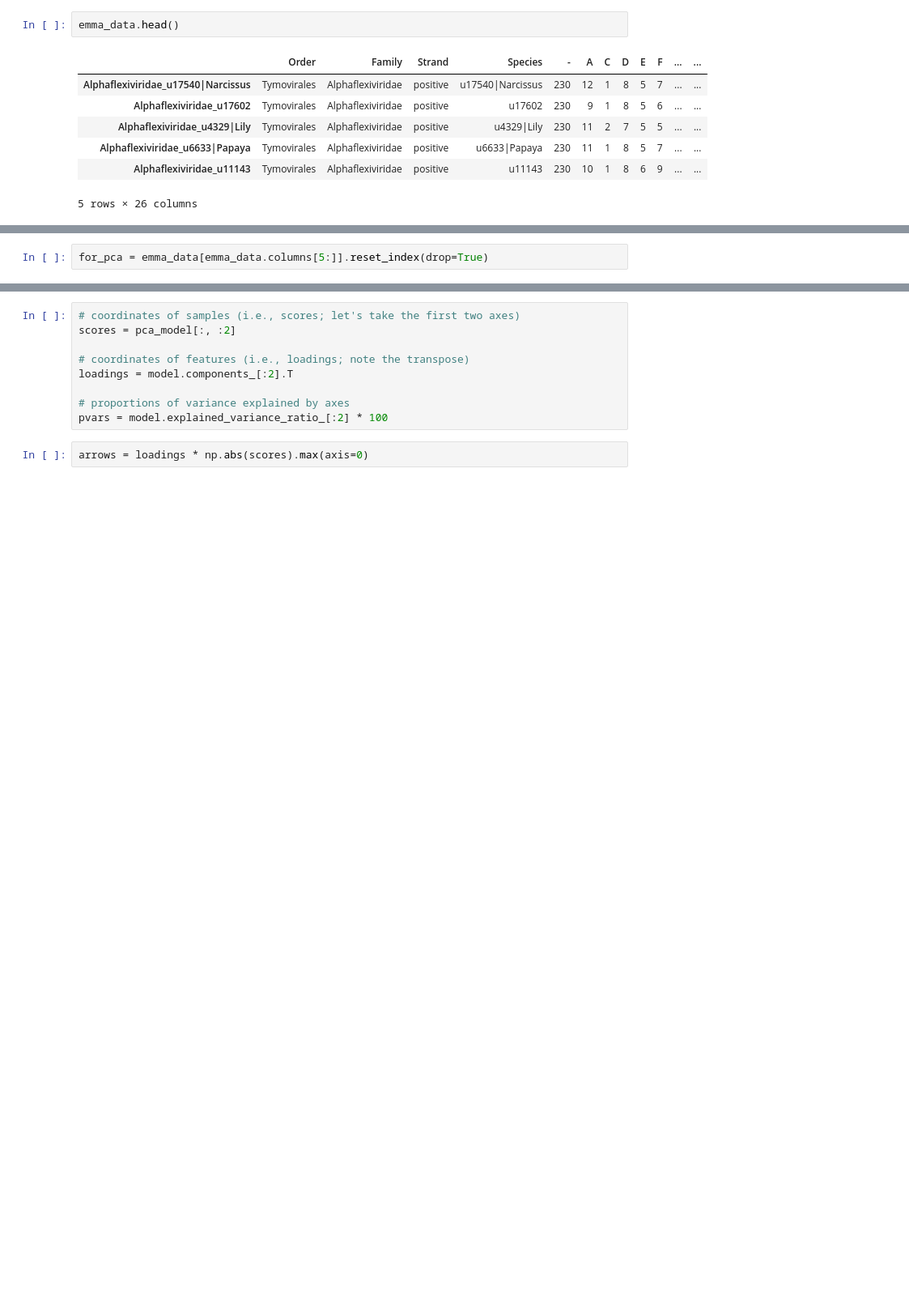
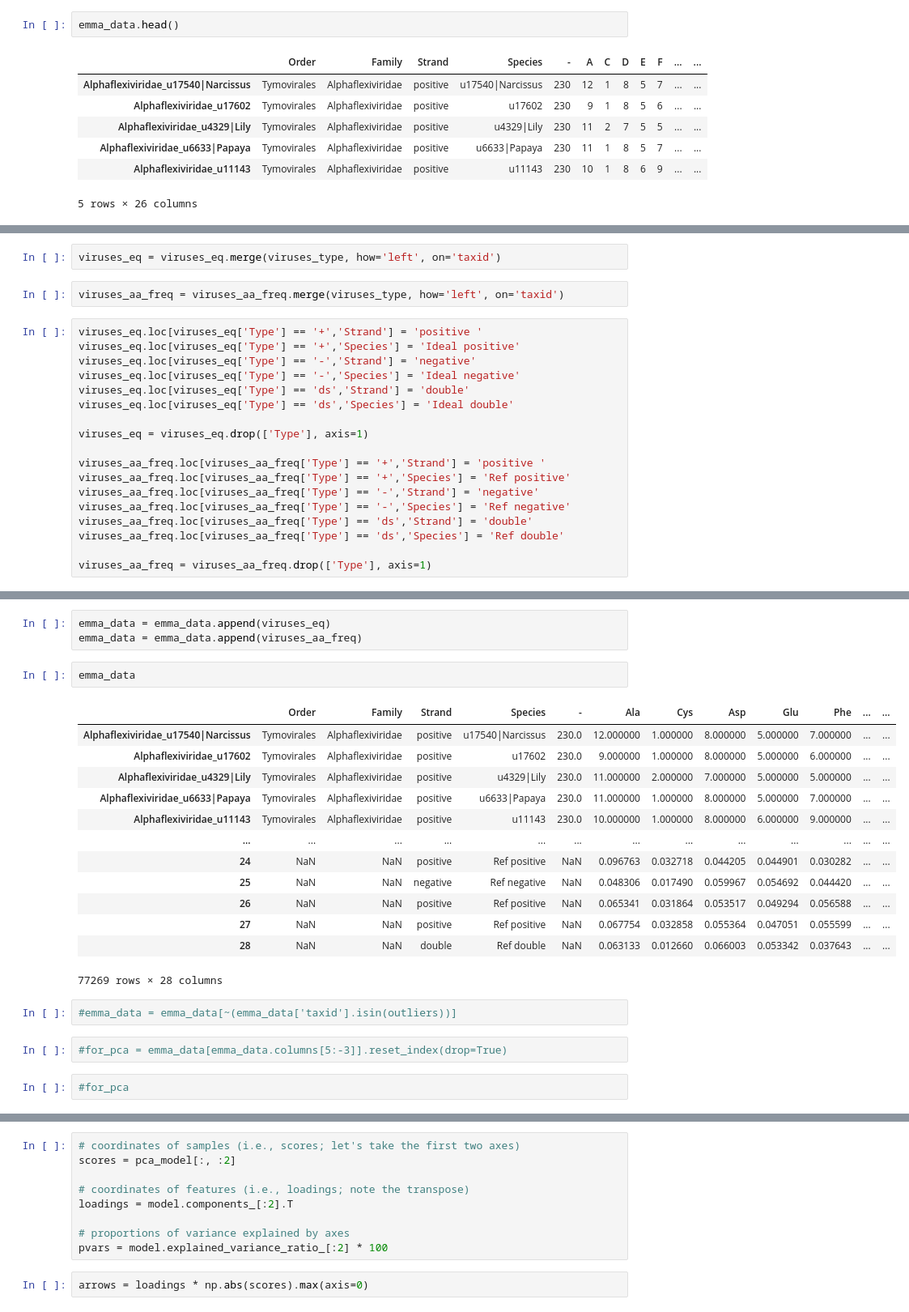
Before and after one commit to VoronkaAlexandr/Sars_Cov_2_MutSpec, a Jupyter notebook: Sars_Cov_2/cod/pca_emma_data.ipynb, the cells around one changed output, grey strips where cells are left out. Shown at 81% size. Drawn from its saved outputs; the diff is of its cells as text; blank space fills up the shorter version.

```diff
--- a/Sars_Cov_2/cod/pca_emma_data.ipynb
+++ b/Sars_Cov_2/cod/pca_emma_data.ipynb
@@ -20,0 +96,22 @@ emma_data.head()
+# %%
+viruses_eq = viruses_eq.merge(viruses_type, how='left', on='taxid')
+# %%
+viruses_aa_freq = viruses_aa_freq.merge(viruses_type, how='left', on='taxid')
+# %%
+viruses_eq.loc[viruses_eq['Type'] == '+','Strand'] = 'positive '
+viruses_eq.loc[viruses_eq['Type'] == '+','Species'] = 'Ideal positive'
+viruses_eq.loc[viruses_eq['Type'] == '-','Strand'] = 'negative'
+viruses_eq.loc[viruses_eq['Type'] == '-','Species'] = 'Ideal negative'
+viruses_eq.loc[viruses_eq['Type'] == 'ds','Strand'] = 'double'
+viruses_eq.loc[viruses_eq['Type'] == 'ds','Species'] = 'Ideal double'
+
+viruses_eq = viruses_eq.drop(['Type'], axis=1)
+
+viruses_aa_freq.loc[viruses_aa_freq['Type'] == '+','Strand'] = 'positive '
+viruses_aa_freq.loc[viruses_aa_freq['Type'] == '+','Species'] = 'Ref positive'
+viruses_aa_freq.loc[viruses_aa_freq['Type'] == '-','Strand'] = 'negative'
+viruses_aa_freq.loc[viruses_aa_freq['Type'] == '-','Species'] = 'Ref negative'
+viruses_aa_freq.loc[viruses_aa_freq['Type'] == 'ds','Strand'] = 'double'
+viruses_aa_freq.loc[viruses_aa_freq['Type'] == 'ds','Species'] = 'Ref double'
+
+viruses_aa_freq = viruses_aa_freq.drop(['Type'], axis=1)
@@ -21,3 +128,26 @@ emma_data.head()
+# %%
+emma_data = emma_data.append(viruses_eq)
+emma_data = emma_data.append(viruses_aa_freq)
+# %%
+emma_data
+# %% [output]
+|  | Order | Family | Strand | Species | - | Ala | Cys | Asp | Glu | Phe | ... | ... |
+| Alphaflexiviridae_u17540|Narcissus | Tymovirales | Alphaflexiviridae | positive | u17540|Narcissus | 230.0 | 12.000000 | 1.000000 | 8.000000 | 5.000000 | 7.000000 | ... | ... |
+| Alphaflexiviridae_u17602 | Tymovirales | Alphaflexiviridae | positive | u17602 | 230.0 | 9.000000 | 1.000000 | 8.000000 | 5.000000 | 6.000000 | ... | ... |
+| Alphaflexiviridae_u4329|Lily | Tymovirales | Alphaflexiviridae | positive | u4329|Lily | 230.0 | 11.000000 | 2.000000 | 7.000000 | 5.000000 | 5.000000 | ... | ... |
+| Alphaflexiviridae_u6633|Papaya | Tymovirales | Alphaflexiviridae | positive | u6633|Papaya | 230.0 | 11.000000 | 1.000000 | 8.000000 | 5.000000 | 7.000000 | ... | ... |
+| Alphaflexiviridae_u11143 | Tymovirales | Alphaflexiviridae | positive | u11143 | 230.0 | 10.000000 | 1.000000 | 8.000000 | 6.000000 | 9.000000 | ... | ... |
+| ... | ... | ... | ... | ... | ... | ... | ... | ... | ... | ... | ... | ... |
+| 24 | NaN | NaN | positive | Ref positive | NaN | 0.096763 | 0.032718 | 0.044205 | 0.044901 | 0.030282 | ... | ... |
+| 25 | NaN | NaN | negative | Ref negative | NaN | 0.048306 | 0.017490 | 0.059967 | 0.054692 | 0.044420 | ... | ... |
+| 26 | NaN | NaN | positive | Ref positive | NaN | 0.065341 | 0.031864 | 0.053517 | 0.049294 | 0.056588 | ... | ... |
+| 27 | NaN | NaN | positive | Ref positive | NaN | 0.067754 | 0.032858 | 0.055364 | 0.047051 | 0.055599 | ... | ... |
+| 28 | NaN | NaN | double | Ref double | NaN | 0.063133 | 0.012660 | 0.066003 | 0.053342 | 0.037643 | ... | ... |
+77269 rows × 28 columns
+# %%
+#emma_data = emma_data[~(emma_data['taxid'].isin(outliers))]
 # %%
-for_pca = emma_data[emma_data.columns[5:]].reset_index(drop=True)
+#for_pca = emma_data[emma_data.columns[5:-3]].reset_index(drop=True)
+# %%
+#for_pca
 # %%
```
Also changed, not shown: parts of 57 cells of this notebook, 6 other files.
